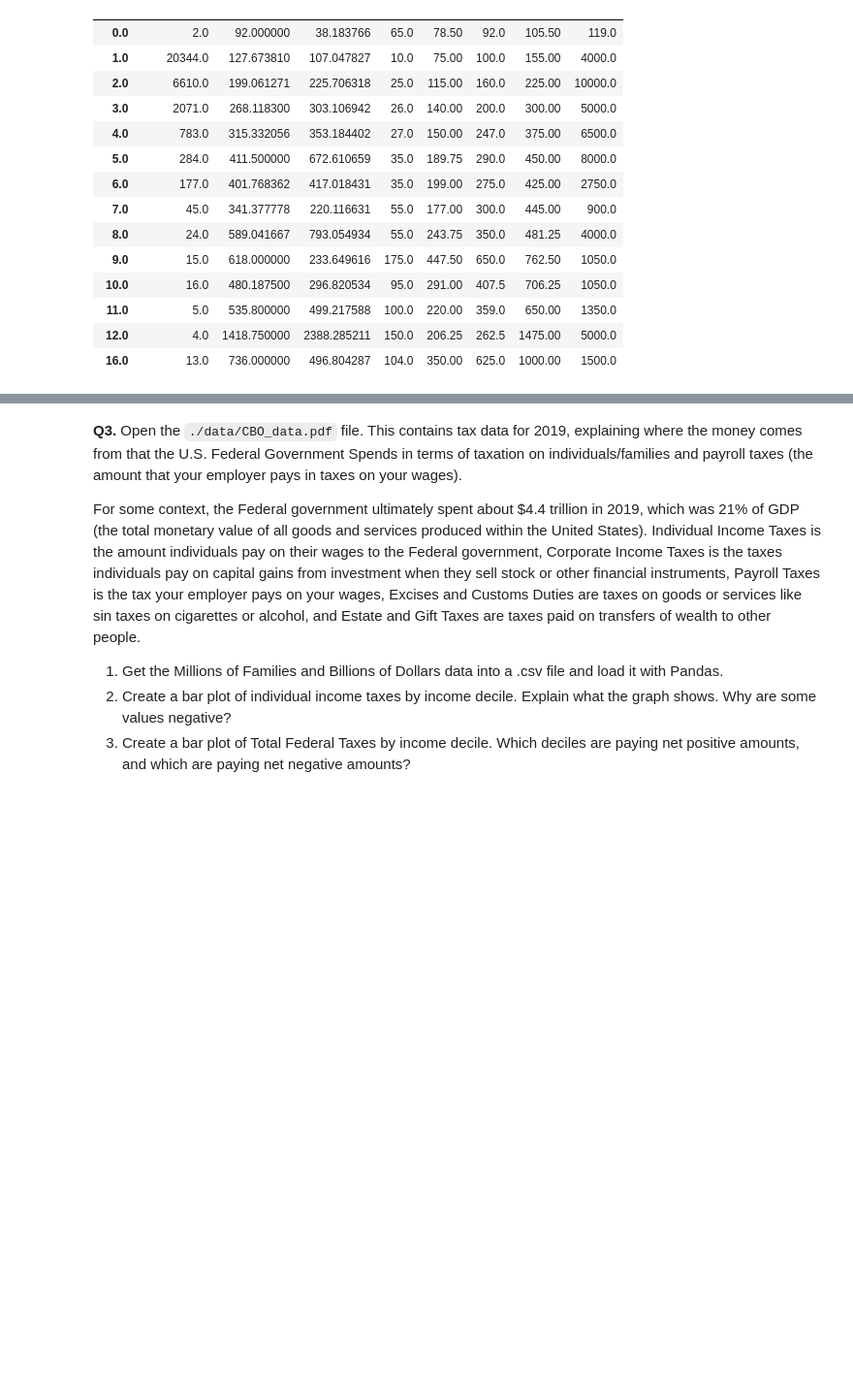
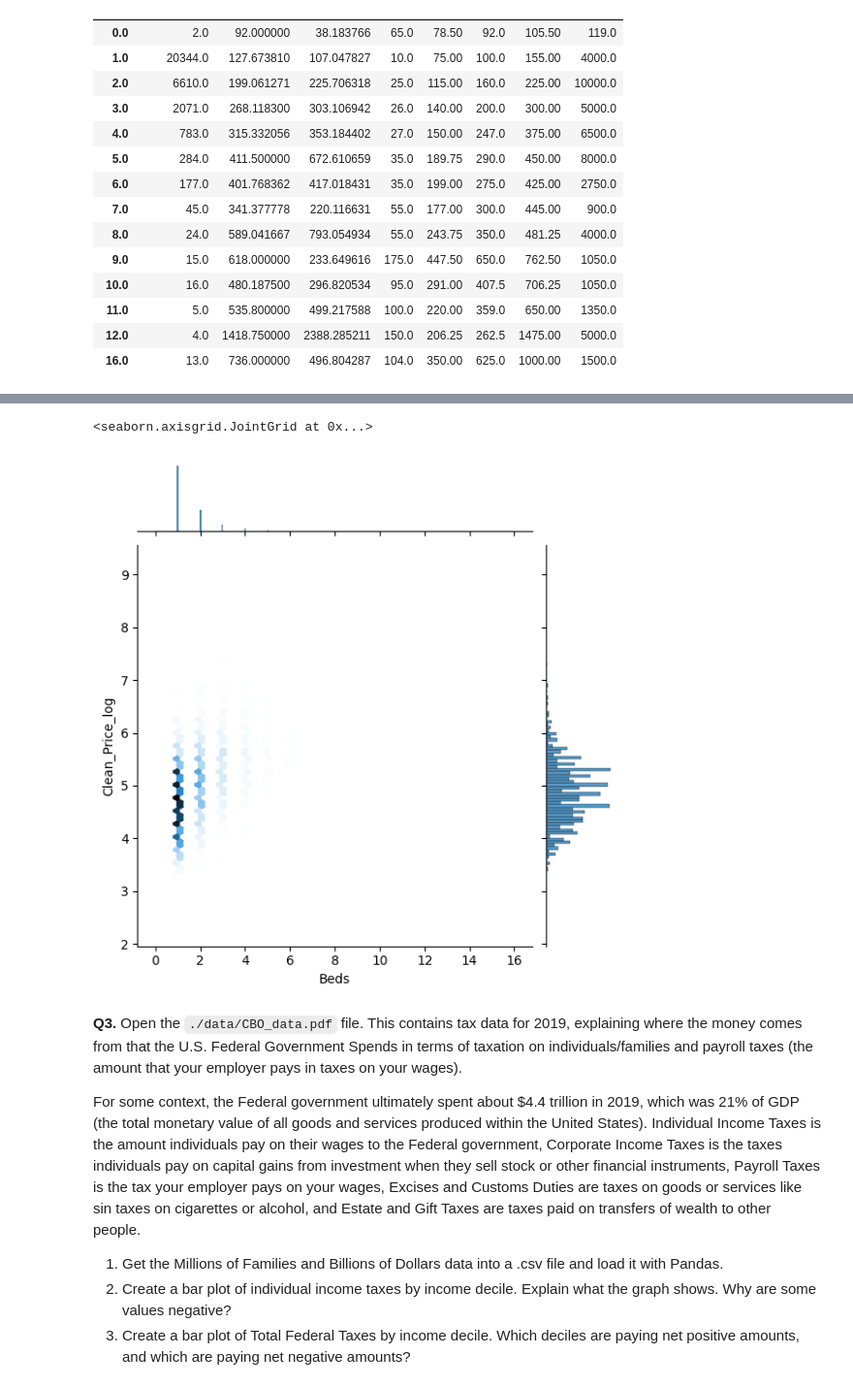
Before and after one commit to Kianjputnam/visualization, a Jupyter notebook: assignment/assignment.ipynb, the cells around one changed output, grey strips where cells are left out. Shown at 97% size. Saved outputs shown, nothing was run; the diff lists cells and outputs as text; code cells hidden in the pictures; blank space fills up the shorter version.

```diff
--- a/assignment/assignment.ipynb
+++ b/assignment/assignment.ipynb
@@ -272,0 +295,6 @@ airb.loc[:,['Clean_Price','Beds']].groupby('Beds').describe()
+# %%
+#7
+sns.jointplot(data=airb,x='Beds',y='Clean_Price_log',kind='hex')
+# %% [output]
+<seaborn.axisgrid.JointGrid at 0x...>
+[figure, added]
```
Also changed, not shown: parts of 6 cells of this notebook.
